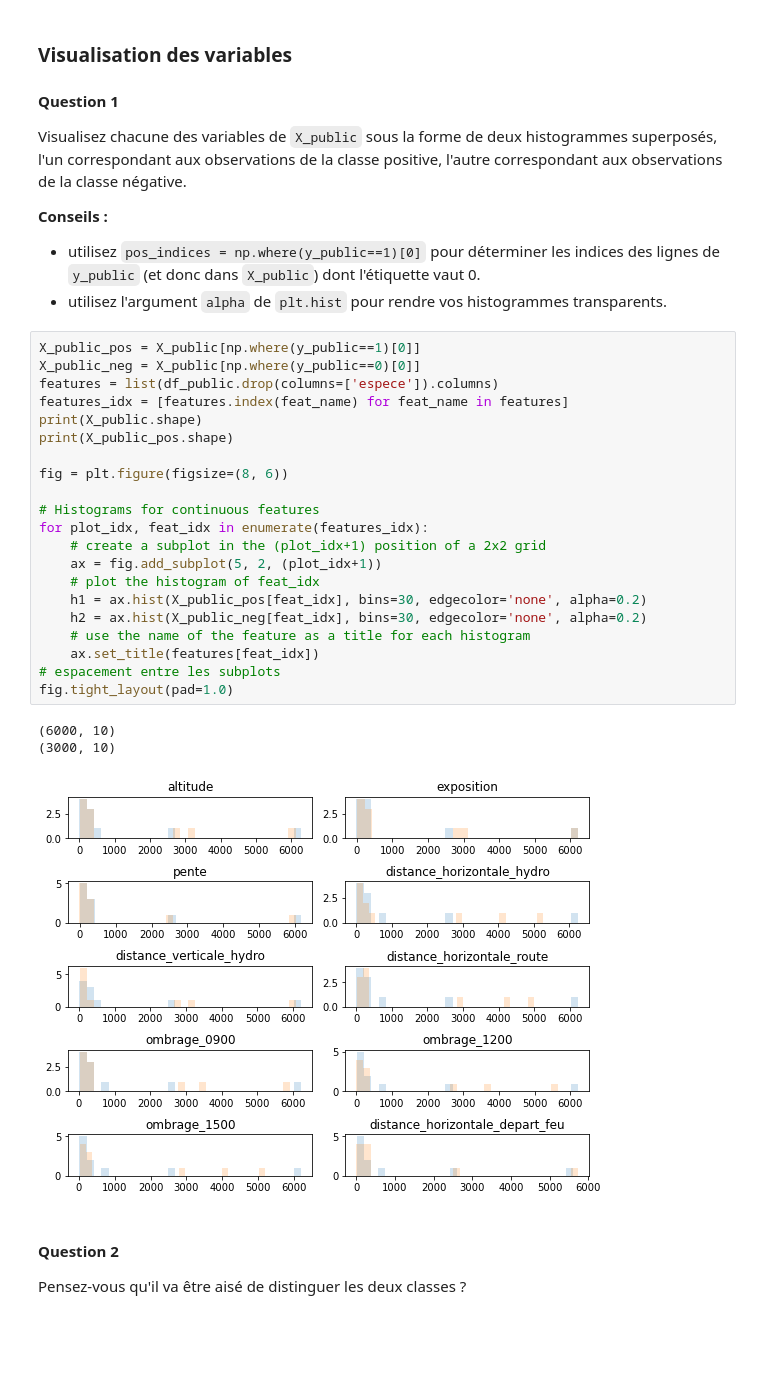
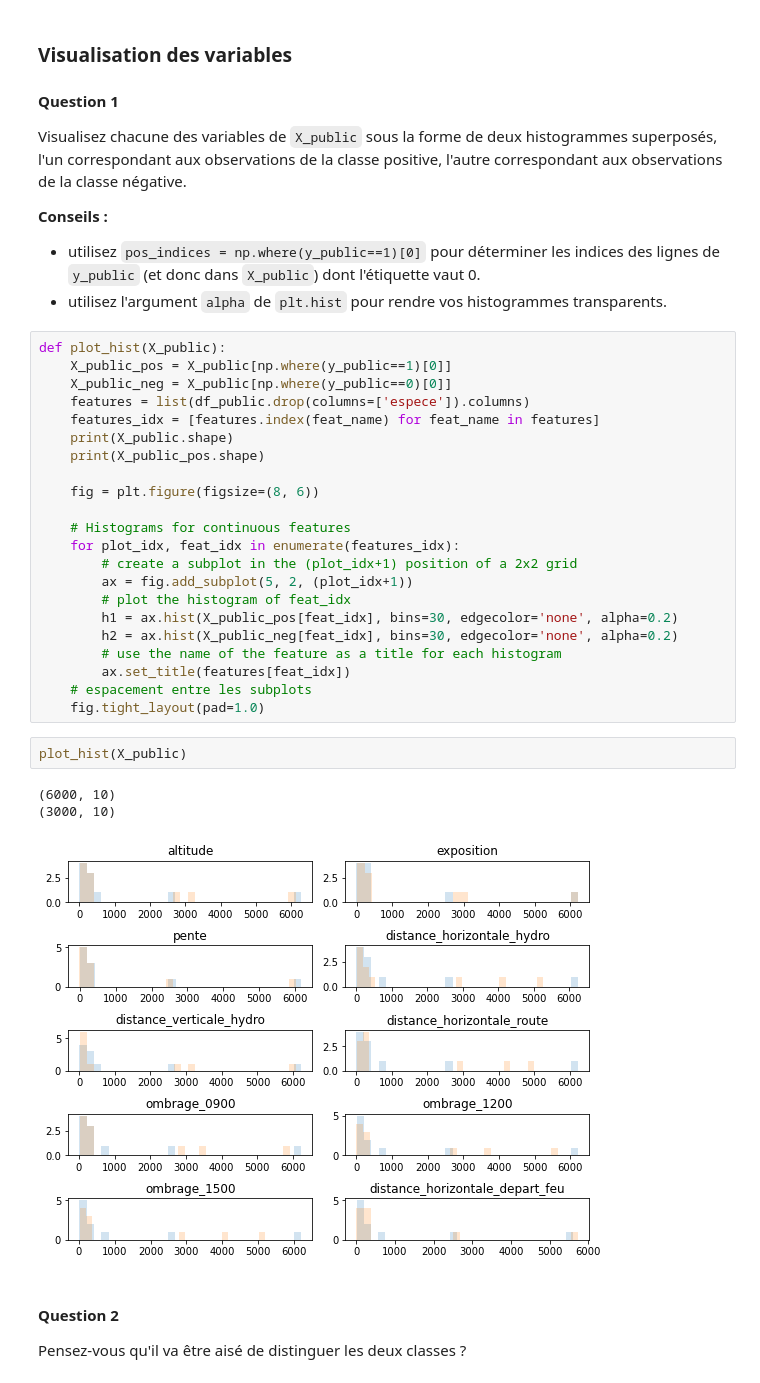
Before and after one commit to florian6973/sdd_projet, a Jupyter notebook: Projet.ipynb, the cells around one changed output. Drawn from its saved outputs; the diff is of its cells as text; blank space fills up the shorter version.

```diff
--- a/Projet.ipynb
+++ b/Projet.ipynb
@@ -74,30 +94,33 @@ __Conseils :__
 * utilisez `pos_indices = np.where(y_public==1)[0]` pour déterminer les indices des lignes de `y_public` (et donc dans `X_public`) dont l'étiquette vaut 0.
 * utilisez l'argument `alpha` de `plt.hist` pour rendre vos histogrammes transparents.
 # %%
-X_public_pos = X_public[np.where(y_public==1)[0]]
-X_public_neg = X_public[np.where(y_public==0)[0]]
-features = list(df_public.drop(columns=['espece']).columns)
-features_idx = [features.index(feat_name) for feat_name in features]
-print(X_public.shape)
-print(X_public_pos.shape)
+def plot_hist(X_public):
+    X_public_pos = X_public[np.where(y_public==1)[0]]
+    X_public_neg = X_public[np.where(y_public==0)[0]]
+    features = list(df_public.drop(columns=['espece']).columns)
+    features_idx = [features.index(feat_name) for feat_name in features]
+    print(X_public.shape)
+    print(X_public_pos.shape)
 
-fig = plt.figure(figsize=(8, 6))
+    fig = plt.figure(figsize=(8, 6))
 
-# Histograms for continuous features
-for plot_idx, feat_idx in enumerate(features_idx):
-    # create a subplot in the (plot_idx+1) position of a 2x2 grid
-    ax = fig.add_subplot(5, 2, (plot_idx+1))
-    # plot the histogram of feat_idx
-    h1 = ax.hist(X_public_pos[feat_idx], bins=30, edgecolor='none', alpha=0.2)
-    h2 = ax.hist(X_public_neg[feat_idx], bins=30, edgecolor='none', alpha=0.2)
-    # use the name of the feature as a title for each histogram
-    ax.set_title(features[feat_idx])
-# espacement entre les subplots
-fig.tight_layout(pad=1.0)
+    # Histograms for continuous features
+    for plot_idx, feat_idx in enumerate(features_idx):
+        # create a subplot in the (plot_idx+1) position of a 2x2 grid
+        ax = fig.add_subplot(5, 2, (plot_idx+1))
+        # plot the histogram of feat_idx
+        h1 = ax.hist(X_public_pos[feat_idx], bins=30, edgecolor='none', alpha=0.2)
+        h2 = ax.hist(X_public_neg[feat_idx], bins=30, edgecolor='none', alpha=0.2)
+        # use the name of the feature as a title for each histogram
+        ax.set_title(features[feat_idx])
+    # espacement entre les subplots
+    fig.tight_layout(pad=1.0)
-# %% [output]
-(6000, 10)
-(3000, 10)
-[figure, removed]
+# %%
+plot_hist(X_public)
+# %% [output]
+(6000, 10)
+(3000, 10)
+[figure, added]
 # %% [markdown]
 #### Question 2
 Pensez-vous qu'il va être aisé de distinguer les deux classes ?
```
Also changed, not shown: parts of 10 cells of this notebook.
